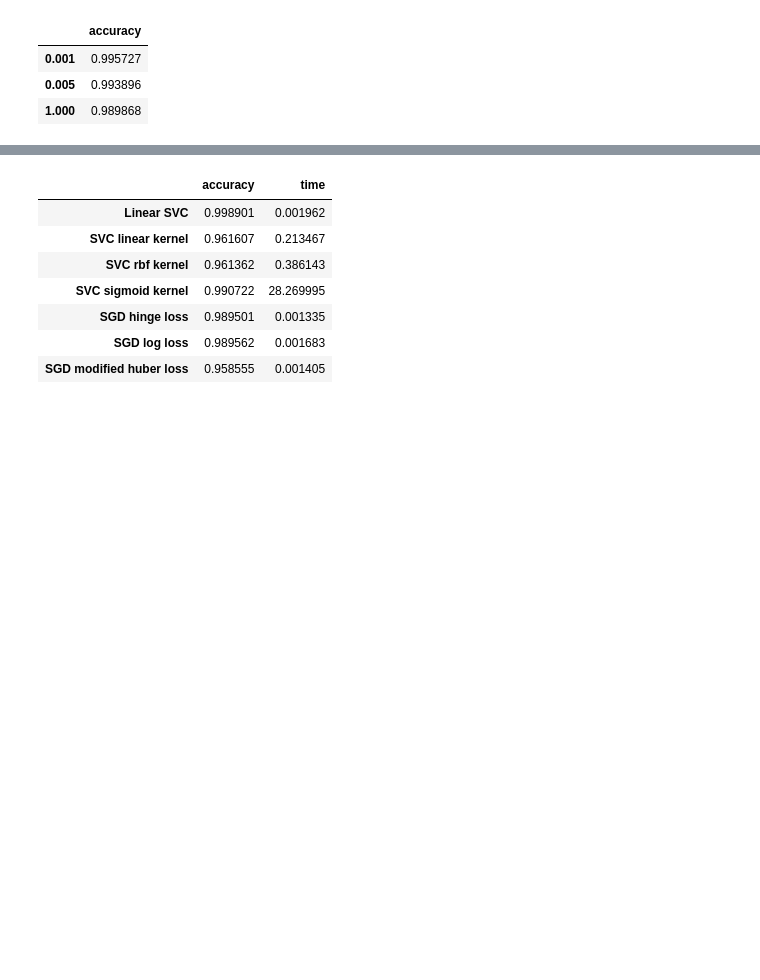
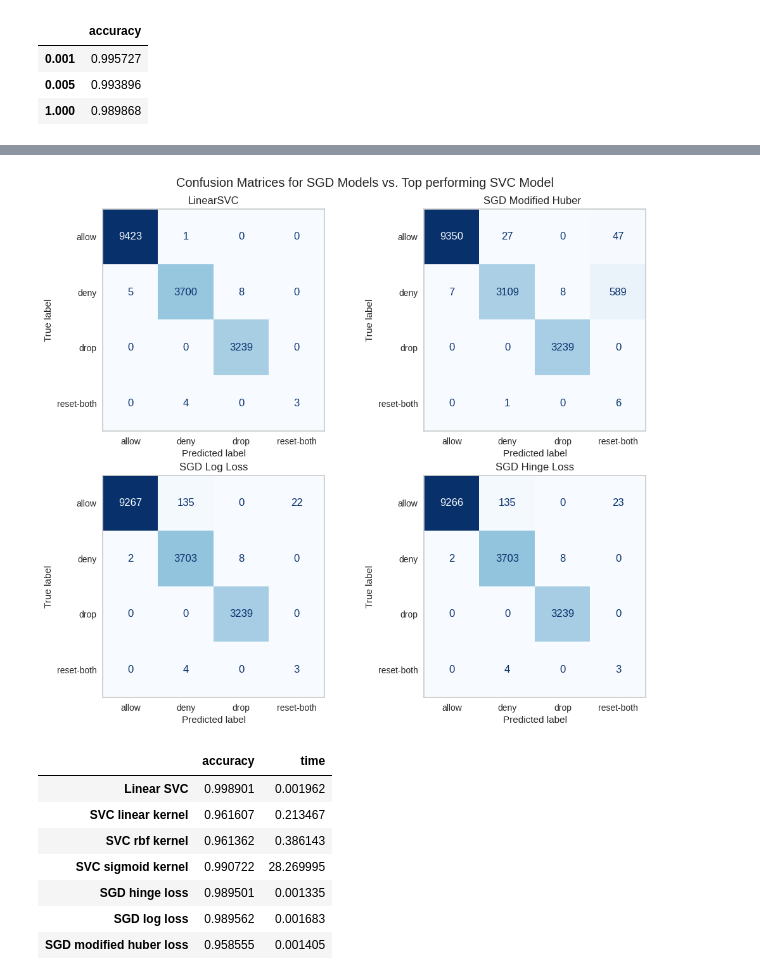
Before and after one commit to KendallScott/QTW, a Jupyter notebook: Case Study 5/Case_Study_5.ipynb, the cells around one changed output, grey strips where cells are left out. Cells and saved outputs as stored; diff of their text form; code cells hidden in the pictures; blank space fills up the shorter version.

```diff
--- a/Case Study 5/Case_Study_5.ipynb
+++ b/Case Study 5/Case_Study_5.ipynb
@@ -679,0 +699,18 @@ lsvcTime = stop-start
+# %%
+fig, ax = plt.subplots(2,2,figsize = (12,10))
+disp_1 = ConfusionMatrixDisplay.from_predictions(y_test,p_linSVC,ax=ax[0][0],colorbar=False,cmap='Blues')
+disp_2 = ConfusionMatrixDisplay.from_predictions(y_test,p_sgdHub,ax=ax[0][1],colorbar=False,cmap='Blues')
+disp_3 = ConfusionMatrixDisplay.from_predictions(y_test,p_sgdLog,ax=ax[1][0],colorbar=False,cmap='Blues')
+disp_4 = ConfusionMatrixDisplay.from_predictions(y_test, p_sgdHin,ax=ax[1][1],colorbar=False,cmap = 'Blues')
+ax[0][0].grid(False)
+ax[0][0].set_title('LinearSVC',fontsize=12)
+ax[0][1].grid(False)
+ax[0][1].set_title('SGD Modified Huber  ',fontsize=12)
+ax[1][0].grid(False)
+ax[1][0].set_title('SGD Log Loss',fontsize=12)
+ax[1][1].grid(False)
+ax[1][1].set_title('SGD Hinge Loss',fontsize=12)
+plt.suptitle('Confusion Matrices for SGD Models vs. Top performing SVC Model',y=.93)
+plt.show()
+# %% [output]
+[figure, added]
```
Also changed, not shown: parts of 9 cells of this notebook.
